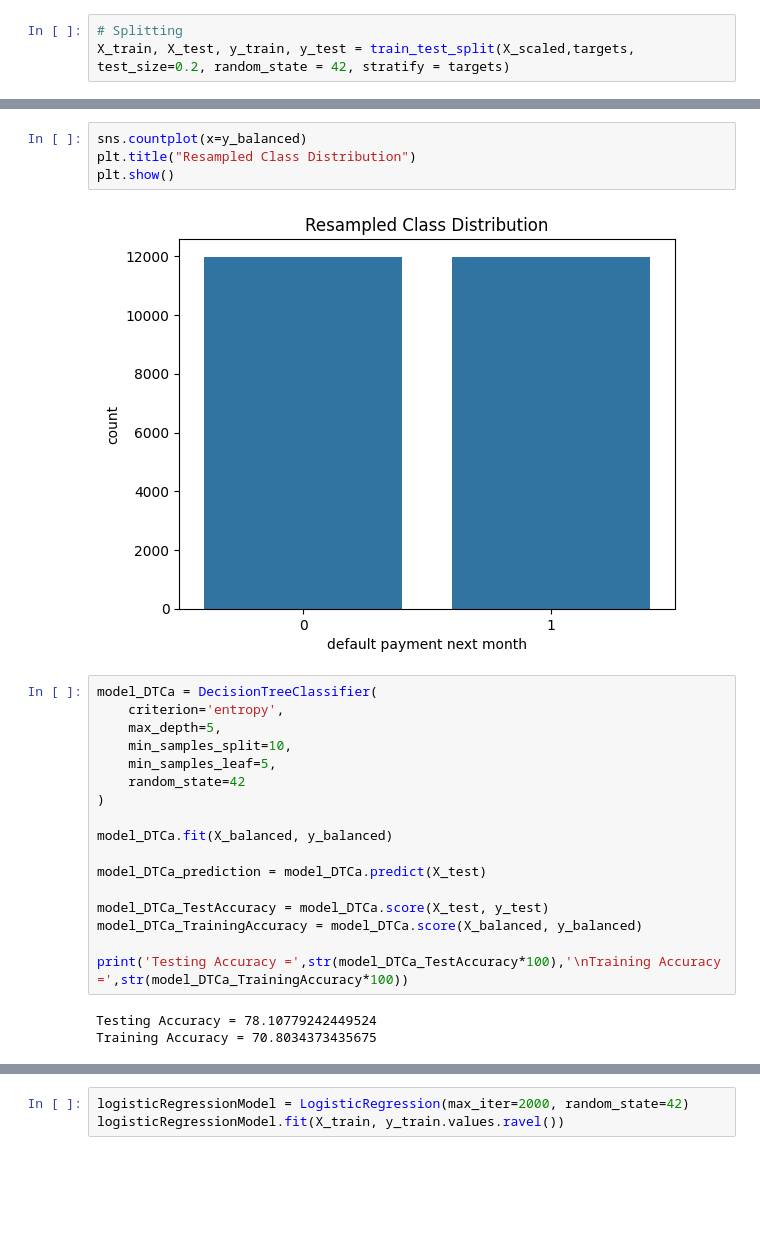
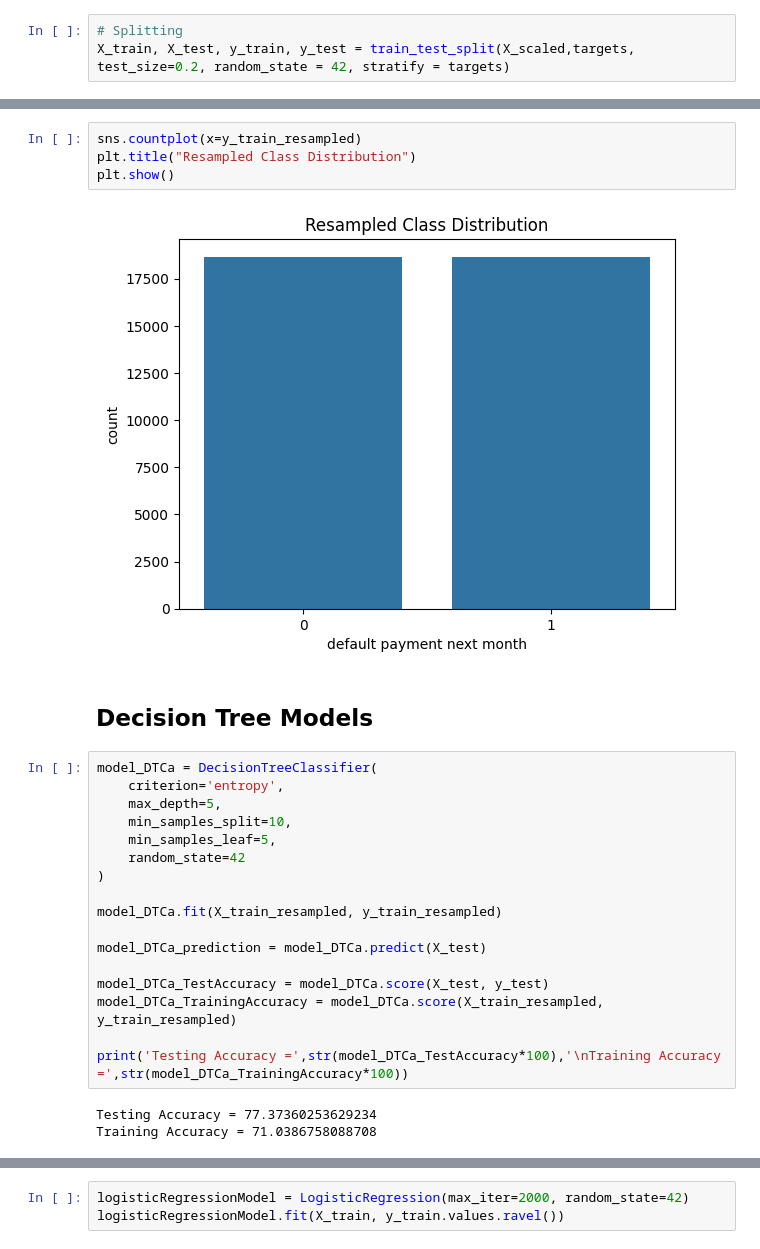
Before and after one commit to faseeh-quraishi/Credit_Card_Users_Default_Prediction, a Jupyter notebook: MAC_ML_Assignment_Summer2025.ipynb, the cells around one changed output, grey strips where cells are left out. Saved outputs shown, nothing was run; the diff lists cells and outputs as text; blank space fills up the shorter version.

Commit message:
KNN added, consistent sampling model throughout program and added section headings

```diff
--- a/MAC_ML_Assignment_Summer2025.ipynb
+++ b/MAC_ML_Assignment_Summer2025.ipynb
@@ -531,9 +535,11 @@ Balanced class distribution: Counter({np.int64(0): 11986, np.int64(1): 11986})
 # %%
-sns.countplot(x=y_balanced)
+sns.countplot(x=y_train_resampled)
 plt.title("Resampled Class Distribution")
 plt.show()
 # %% [output]
-[figure, old version]
+[figure, new version]
+# %% [markdown]
+## **Decision Tree Models**
 # %%
 model_DTCa = DecisionTreeClassifier(
     criterion='entropy',
@@ -543,17 +549,17 @@ model_DTCa = DecisionTreeClassifier(
     random_state=42
 )
 
-model_DTCa.fit(X_balanced, y_balanced)
+model_DTCa.fit(X_train_resampled, y_train_resampled)
 
 model_DTCa_prediction = model_DTCa.predict(X_test)
 
 model_DTCa_TestAccuracy = model_DTCa.score(X_test, y_test)
-model_DTCa_TrainingAccuracy = model_DTCa.score(X_balanced, y_balanced)
+model_DTCa_TrainingAccuracy = model_DTCa.score(X_train_resampled, y_train_resampled)
 
 print('Testing Accuracy =',str(model_DTCa_TestAccuracy*100),'\nTraining Accuracy =',str(model_DTCa_TrainingAccuracy*100))
 # %% [output]
-Testing Accuracy = 78.10779242449524
-Training Accuracy = 70.8034373435675
+Testing Accuracy = 77.37360253629234
+Training Accuracy = 71.0386758088708
 # %%
 # Evaluation Metrics
 acc = accuracy_score(y_test, model_DTCa_prediction)
```
Also changed, not shown: parts of 37 cells of this notebook.
